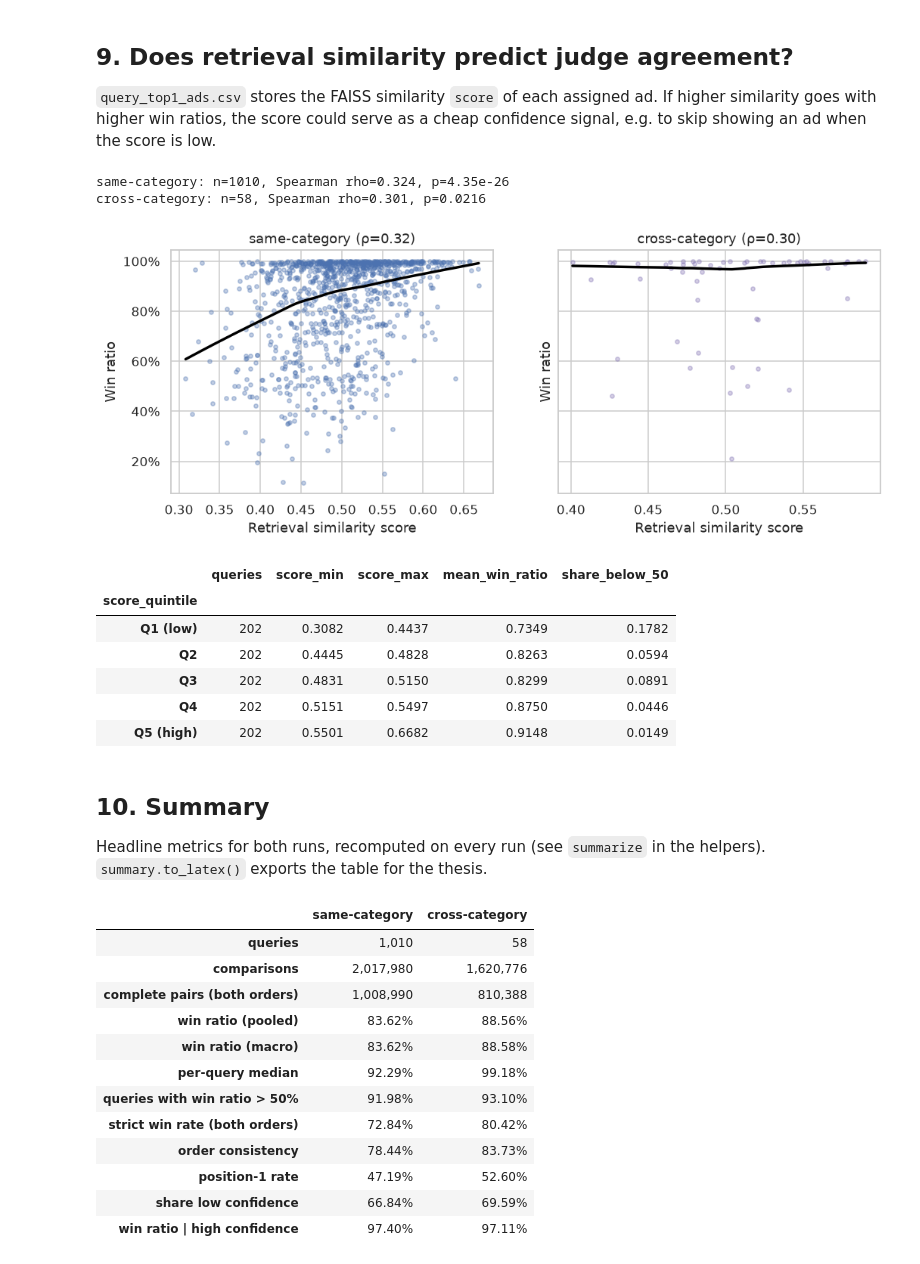
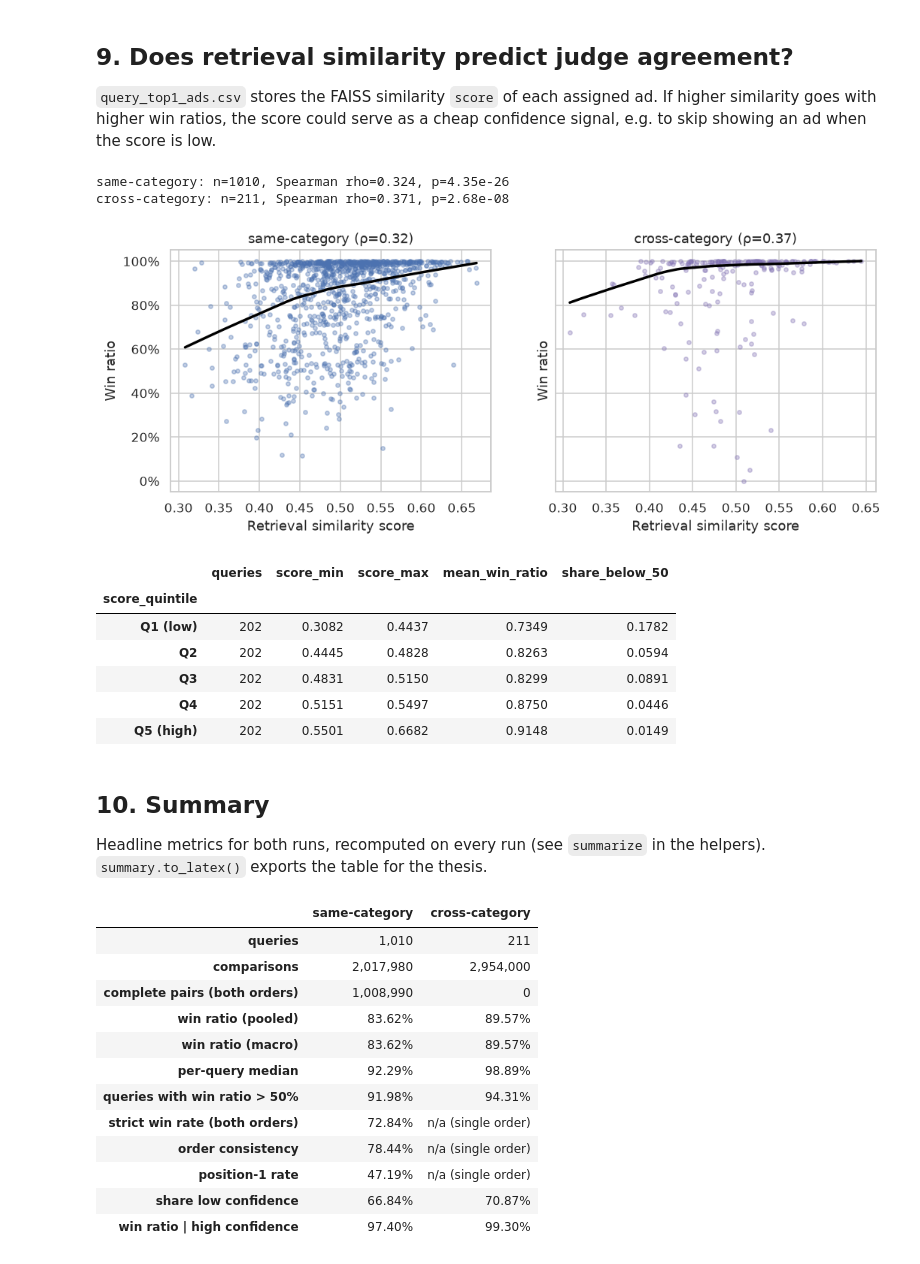
Before and after one commit to usrnamePrateek/LLM_with_ads, a Jupyter notebook: analysis/ad_preference/preference_scores_analysis.ipynb, the cells around one changed output. Saved outputs shown, nothing was run; the diff lists cells and outputs as text; code cells hidden in the pictures.

```diff
--- a/analysis/ad_preference/preference_scores_analysis.ipynb
+++ b/analysis/ad_preference/preference_scores_analysis.ipynb
@@ -66,11 +68,16 @@ def ad_category(ad_ids: pd.Series) -> pd.Series:
     return ad_ids.map(lookup)
 
 
-def load_pref_scores(path: Path) -> pd.DataFrame:
-    """Load a preference run and add assigned/candidate ad, outcome and position columns."""
+def load_pref_scores(path: Path, single_order: bool = False) -> pd.DataFrame:
+    """Load a preference run and add assigned/candidate ad, outcome and position columns.
+
+    With `single_order`, keep only the comparisons where the assigned ad is shown first (`is_swapped=False`).
+    """
     df = pd.read_csv(path)
     if df['is_swapped'].dtype != bool:  # defensive: CSV round-trips can leave 'True'/'False' strings
         df['is_swapped'] = df['is_swapped'].astype(str).str.lower().eq('true')
+    if single_order:
+        df = df[~df['is_swapped']].reset_index(drop=True)
 
     swapped = df['is_swapped']
     df['assigned_ad_id'] = df['ad_1_id'].where(~swapped, df['ad_2_id'])
@@ -103,8 +110,9 @@ def per_query(df: pd.DataFrame) -> pd.DataFrame:
 
 
 def summarize(df: pd.DataFrame, pq: pd.DataFrame) -> dict:
-    """Headline metrics for one run."""
+    """Headline metrics for one run. Order-based metrics are NaN for a single-order run."""
     pairs = df[df['pair_n'] == 2].drop_duplicates(['query_id', 'candidate_ad_id'])
+    both_orders = len(pairs) > 0
     return {
         'queries': len(pq),
         'comparisons': len(df),
@@ -113,12 +121,17 @@ def summarize(df: pd.DataFrame, pq: pd.DataFrame) -> dict:
         'win ratio (macro)': pq['win_ratio'].mean(),
         'per-query median': pq['win_ratio'].median(),
         'queries with win ratio > 50%': (pq['win_ratio'] > 0.5).mean(),
-        'strict win rate (both orders)': (pairs['pair_wins'] == 2).mean(),
-        'order consistency': (pairs['pair_wins'] != 1).mean(),
-        'position-1 rate': df['first_pos_won'].mean(),
+        'strict win rate (both orders)': (pairs['pair_wins'] == 2).mean() if both_orders else np.nan,
+        'order consistency': (pairs['pair_wins'] != 1).mean() if both_orders else np.nan,
+        'position-1 rate': df['first_pos_won'].mean() if both_orders else np.nan,
         'share low confidence': (df['confidence'] == 'low').mean(),
         'win ratio | high confidence': df.loc[df['confidence'] == 'high', 'assigned_won'].mean(),
     }
+
+
+def both_order_runs(runs: dict[str, pd.DataFrame]) -> dict[str, pd.DataFrame]:
+    """The runs judged in both orders: only these can measure position bias and order consistency."""
+    return {name: df for name, df in runs.items() if df['pair_n'].eq(2).any()}
 # %% [markdown]
 ## 2. Load data and sanity checks
 
@@ -141,7 +154,7 @@ def drop_incomplete_queries(df: pd.DataFrame) -> pd.DataFrame:
 
 runs = {
     'same-category': drop_incomplete_queries(load_pref_scores(SAME_CSV)),
-    'cross-category': load_pref_scores(CROSS_CSV),
+    'cross-category': drop_incomplete_queries(load_pref_scores(CROSS_CSV, single_order=True)),
 }
 pqs = {name: per_query(df) for name, df in runs.items()}
 
@@ -212,7 +230,7 @@ pos_bias = pd.DataFrame({
         'position-2 rate': 1 - df['first_pos_won'].mean(),
         'deviation from 50% (pp)': 100 * (df['first_pos_won'].mean() - 0.5),
     }
-    for name, df in runs.items()
+    for name, df in both_order_runs(runs).items()
 }).T
 display(pos_bias.style.format({'position-1 rate': '{:.2%}', 'position-2 rate': '{:.2%}',
                                'deviation from 50% (pp)': '{:+.2f}'}))
@@ -238,7 +255,7 @@ The other 71% of low judgments were consistent: the same ad won in both orders,
 OUTCOME = {2: 'assigned wins both', 1: 'split (order-dependent)', 0: 'candidate wins both'}
 
 outcome_rows = []
-for name, df in runs.items():
+for name, df in both_order_runs(runs).items():
     pairs = df[df['pair_n'] == 2]
     outcomes = pairs.drop_duplicates(['query_id', 'candidate_ad_id'])['pair_wins'].map(OUTCOME)
     outcome_rows.append(outcomes.value_counts(normalize=True).rename(name))
@@ -249,7 +266,7 @@ display(outcome_share.style.format('{:.1%}'))
 split_by_conf = pd.DataFrame({
     name: df[df['pair_n'] == 2].assign(split=lambda d: d['pair_wins'] == 1)
             .groupby('confidence', observed=True)['split'].mean()
-    for name, df in runs.items()
+    for name, df in both_order_runs(runs).items()
 })
 display(split_by_conf.style.format('{:.1%}').set_caption('Share of comparisons whose pair is order-dependent'))
 
@@ -455,8 +472,8 @@ display(
 )
 # %% [output]
 same-category: n=1010, Spearman rho=0.324, p=4.35e-26
-cross-category: n=58, Spearman rho=0.301, p=0.0216
+cross-category: n=211, Spearman rho=0.371, p=2.68e-08
-[figure, old version]
+[figure, new version]
 |  | queries | score_min | score_max | mean_win_ratio | share_below_50 |
 | score_quintile |  |  |  |  |  |
 | Q1 (low) | 202 | 0.3082 | 0.4437 | 0.7349 | 0.1782 |
@@ -472,26 +489,26 @@ Headline metrics for both runs, recomputed on every run (see `summarize` in the
 # %%
 summary = pd.DataFrame({name: summarize(runs[name], pqs[name]) for name in runs})
 count_rows = ['queries', 'comparisons', 'complete pairs (both orders)']
 rate_rows = [r for r in summary.index if r not in count_rows]
 display(
     summary.style
     .format('{:,.0f}', subset=pd.IndexSlice[count_rows, :])
-    .format('{:.2%}', subset=pd.IndexSlice[rate_rows, :])
+    .format('{:.2%}', subset=pd.IndexSlice[rate_rows, :], na_rep='n/a (single order)')
 )
 # print(summary.to_latex())  # uncomment to export for the thesis
 # %% [output]
 |  | same-category | cross-category |
-| queries | 1,010 | 58 |
-| comparisons | 2,017,980 | 1,620,776 |
-| complete pairs (both orders) | 1,008,990 | 810,388 |
-| win ratio (pooled) | 83.62% | 88.56% |
-| win ratio (macro) | 83.62% | 88.58% |
-| per-query median | 92.29% | 99.18% |
-| queries with win ratio > 50% | 91.98% | 93.10% |
-| strict win rate (both orders) | 72.84% | 80.42% |
-| order consistency | 78.44% | 83.73% |
-| position-1 rate | 47.19% | 52.60% |
-| share low confidence | 66.84% | 69.59% |
-| win ratio | high confidence | 97.40% | 97.11% |
+| queries | 1,010 | 211 |
+| comparisons | 2,017,980 | 2,954,000 |
+| complete pairs (both orders) | 1,008,990 | 0 |
+| win ratio (pooled) | 83.62% | 89.57% |
+| win ratio (macro) | 83.62% | 89.57% |
+| per-query median | 92.29% | 98.89% |
+| queries with win ratio > 50% | 91.98% | 94.31% |
+| strict win rate (both orders) | 72.84% | n/a (single order) |
+| order consistency | 78.44% | n/a (single order) |
+| position-1 rate | 47.19% | n/a (single order) |
+| share low confidence | 66.84% | 70.87% |
+| win ratio | high confidence | 97.40% | 99.30% |
 # %% [markdown]
 ### Findings
```
Also changed, not shown: parts of 12 cells of this notebook, 8 other files.
